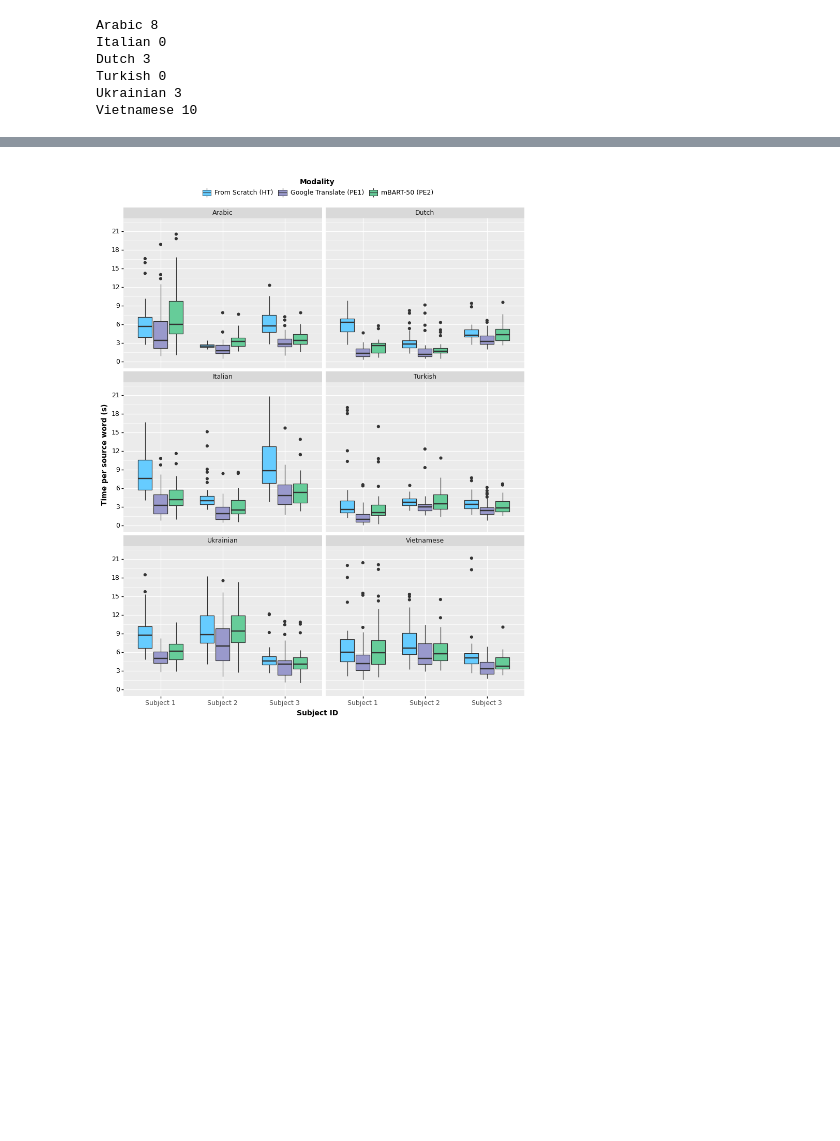
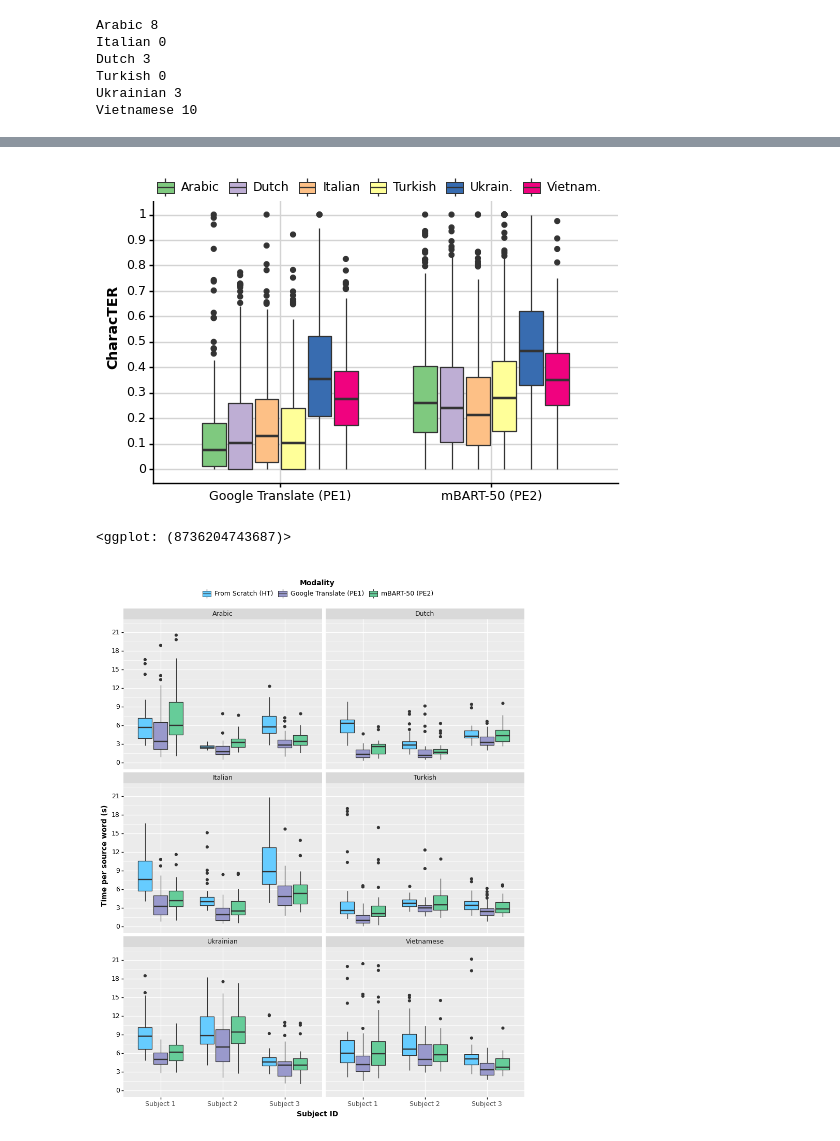
Before and after one commit to gsarti/divemt, a Jupyter notebook: notebooks/analysis.ipynb, the cells around one changed output, grey strips where cells are left out. Cells and saved outputs as stored; diff of their text form; code cells hidden in the pictures; blank space fills up the shorter version.

Commit message:
Fixed CharacTER

```diff
--- a/notebooks/analysis.ipynb
+++ b/notebooks/analysis.ipynb
@@ -331,0 +338,39 @@ findfont: Font family ['Tahoma'] not found. Falling back to DejaVu Sans.
+# %%
+from plotnine import guide_legend, guides
+
+plot = (
+    ggplot(
+        filtered_data[filtered_data.task_type.isin(["Google Translate (PE1)", "mBART-50 (PE2)"])], aes("task_type", "cer", fill="lang_id")
+    )
+    + geom_boxplot()
+    + xlab("NMT System")
+    + ylab("CharacTER")
+    + scale_y_continuous(limits=[0, 1.1], breaks=np.arange(0, 1.1, 0.1))
+    + theme(
+        legend_position=(0.50, 0.85),
+        legend_direction="horizontal",
+        legend_title_align="center",
+        legend_box_spacing=0.05,
+        legend_key=element_blank(),
+        axis_line=element_line(size=1, colour="black"),
+        panel_grid_major=element_line(colour="#d3d3d3"),
+        panel_grid_minor=element_blank(),
+        panel_border=element_blank(),
+        panel_background=element_blank(),
+        plot_title=element_text(size=15, family="Tahoma", face="bold"),
+        #text=element_text(family="Tahoma", size=13),
+        axis_text_x=element_text(colour="black", size=9),
+        axis_text_y=element_text(colour="black", size=9),
+        figure_size=(6,4),
+        axis_title_y=element_text(size=10, face="bold", colour="black"),
+        axis_title_x=element_blank(),
+        legend_title=element_blank(),
+        legend_box_margin=0.15,
+    )
+    + scale_fill_brewer(type="qual", palette="Accent", name="Language")
+    + guides(fill = guide_legend(nrow=1))
+)
+plot
+# %% [output]
+[figure, added]
+<ggplot: (8736204743687)>
```
Also changed, not shown: parts of 16 cells of this notebook, 3 other files.
